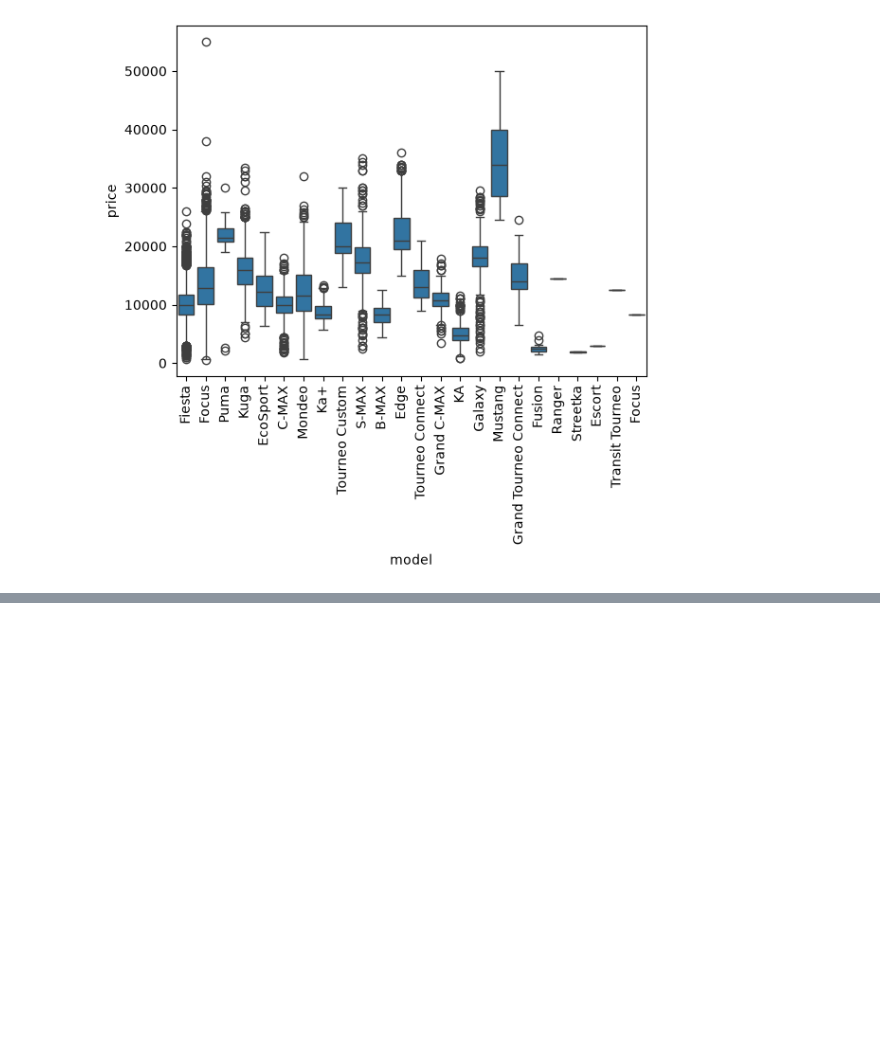
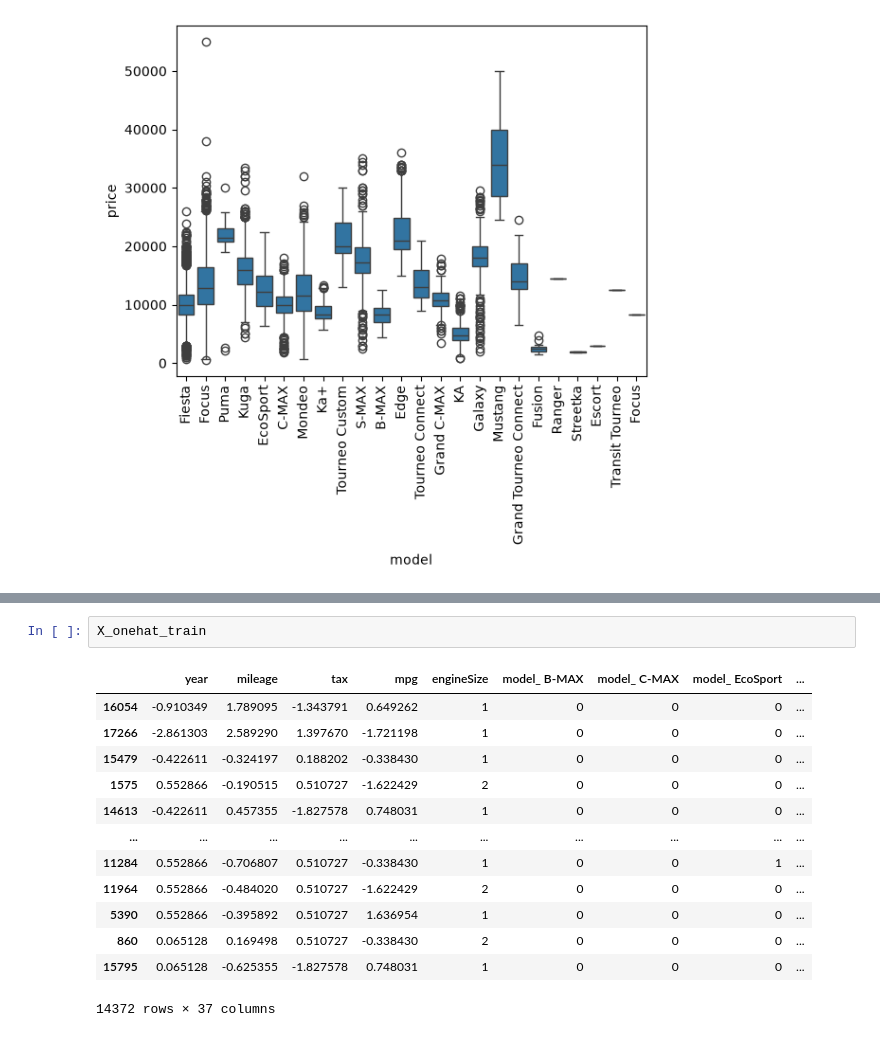
Before and after one commit to subhajit404/Car-Price-Prediction, a Jupyter notebook: main.ipynb, the cells around one changed output, grey strips where cells are left out. Drawn from its saved outputs; the diff is of its cells as text; blank space fills up the shorter version.

```diff
--- a/main.ipynb
+++ b/main.ipynb
@@ -219,0 +289,16 @@ X.head(10)
+# %%
+X_onehat_train
+# %% [output]
+|  | year | mileage | tax | mpg | engineSize | model_ B-MAX | model_ C-MAX | model_ EcoSport | ... |
+| 16054 | -0.910349 | 1.789095 | -1.343791 | 0.649262 | 1 | 0 | 0 | 0 | ... |
+| 17266 | -2.861303 | 2.589290 | 1.397670 | -1.721198 | 1 | 0 | 0 | 0 | ... |
+| 15479 | -0.422611 | -0.324197 | 0.188202 | -0.338430 | 1 | 0 | 0 | 0 | ... |
+| 1575 | 0.552866 | -0.190515 | 0.510727 | -1.622429 | 2 | 0 | 0 | 0 | ... |
+| 14613 | -0.422611 | 0.457355 | -1.827578 | 0.748031 | 1 | 0 | 0 | 0 | ... |
+| ... | ... | ... | ... | ... | ... | ... | ... | ... | ... |
+| 11284 | 0.552866 | -0.706807 | 0.510727 | -0.338430 | 1 | 0 | 0 | 1 | ... |
+| 11964 | 0.552866 | -0.484020 | 0.510727 | -1.622429 | 2 | 0 | 0 | 0 | ... |
+| 5390 | 0.552866 | -0.395892 | 0.510727 | 1.636954 | 1 | 0 | 0 | 0 | ... |
+| 860 | 0.065128 | 0.169498 | 0.510727 | -0.338430 | 2 | 0 | 0 | 0 | ... |
+| 15795 | 0.065128 | -0.625355 | -1.827578 | 0.748031 | 1 | 0 | 0 | 0 | ... |
+14372 rows × 37 columns
```
Also changed, not shown: parts of 19 cells of this notebook.
